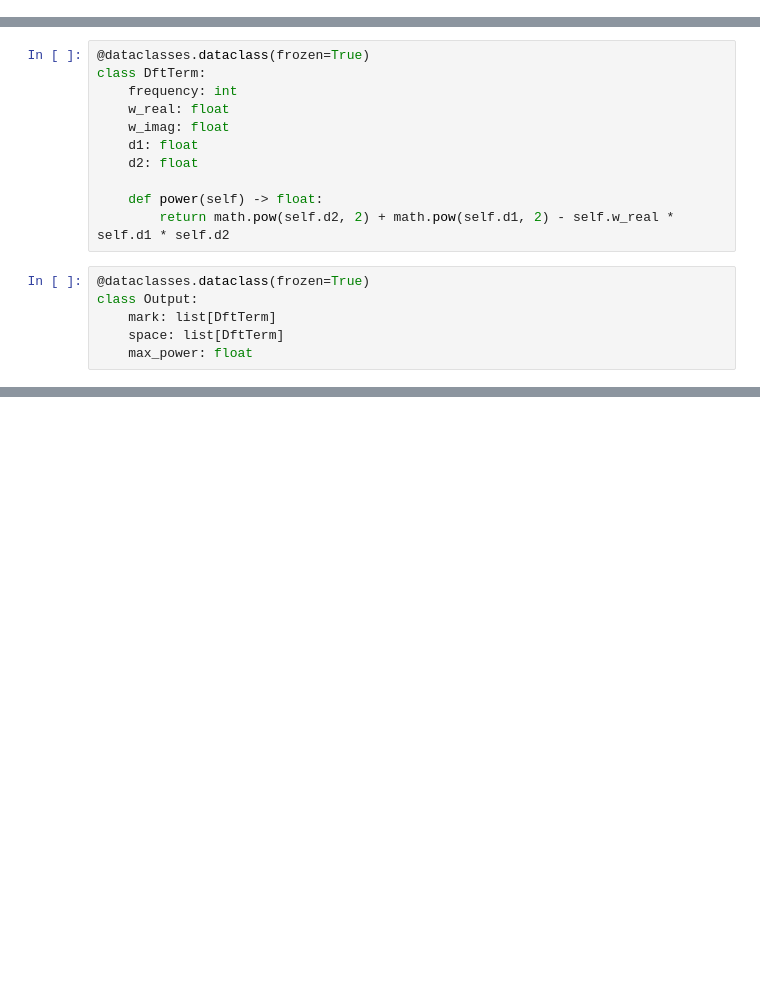
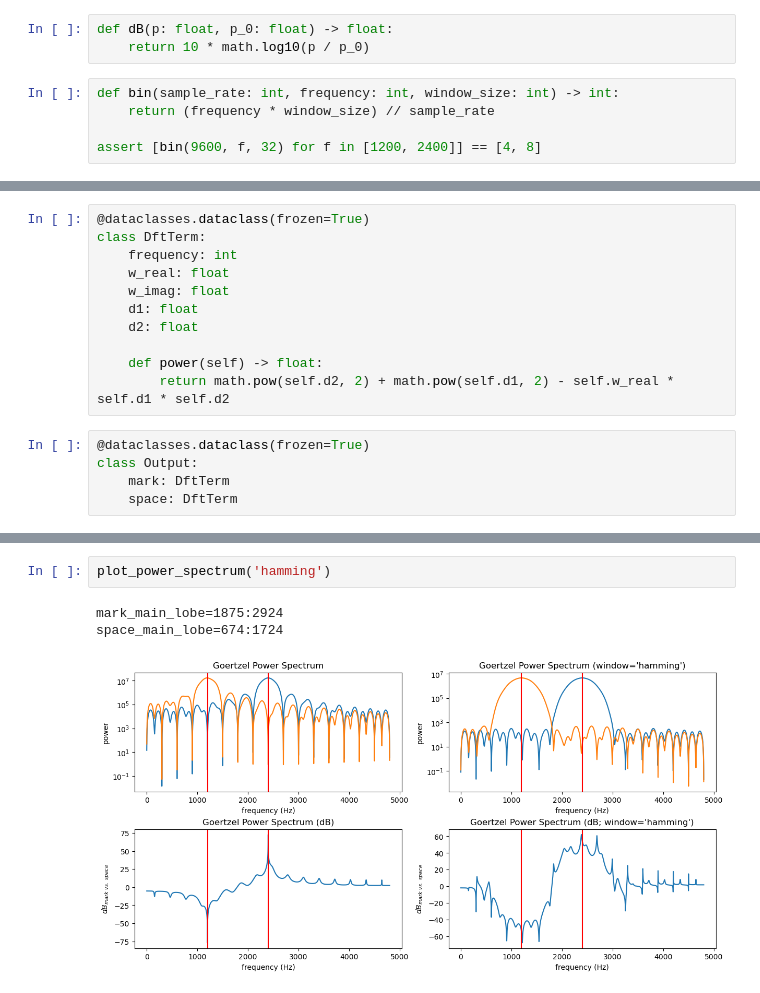
Before and after one commit to nausicaea/rootspace, a Jupyter notebook: contrib/goertzel/goertzel-nausicaea-2025.ipynb, the cells around one changed output, grey strips where cells are left out. Drawn from its saved outputs; the diff is of its cells as text; blank space fills up the shorter version.

Commit message:
feature(dorothy): change the implementation details of the Goertzel algorithm based on power spectrum data

```diff
--- a/contrib/goertzel/goertzel-nausicaea-2025.ipynb
+++ b/contrib/goertzel/goertzel-nausicaea-2025.ipynb
@@ -21,3 +12,11 @@ test_to_bin()
+# %%
+def dB(p: float, p_0: float) -> float:
+    return 10 * math.log10(p / p_0)
+# %%
+def bin(sample_rate: int, frequency: int, window_size: int) -> int:
+    return (frequency * window_size) // sample_rate
+
+assert [bin(9600, f, 32) for f in [1200, 2400]] == [4, 8]
 # %%
 @dataclasses.dataclass(frozen=True)
 class Spec:
@@ -56,10 +38,9 @@ class DftTerm:
 
     def power(self) -> float:
         return math.pow(self.d2, 2) + math.pow(self.d1, 2) - self.w_real * self.d1 * self.d2
-# %%
-@dataclasses.dataclass(frozen=True)
-class Output:
-    mark: list[DftTerm]
-    space: list[DftTerm]
-    max_power: float
+# %%
+@dataclasses.dataclass(frozen=True)
+class Output:
+    mark: DftTerm
+    space: DftTerm
 # %%
@@ -187,0 +146,6 @@ test_goertzel_power_out_of_bounds()
+# %%
+plot_power_spectrum('hamming')
+# %% [output]
+mark_main_lobe=1875:2924
+space_main_lobe=674:1724
+[figure, added]
```
Also changed, not shown: parts of 8 cells of this notebook.
